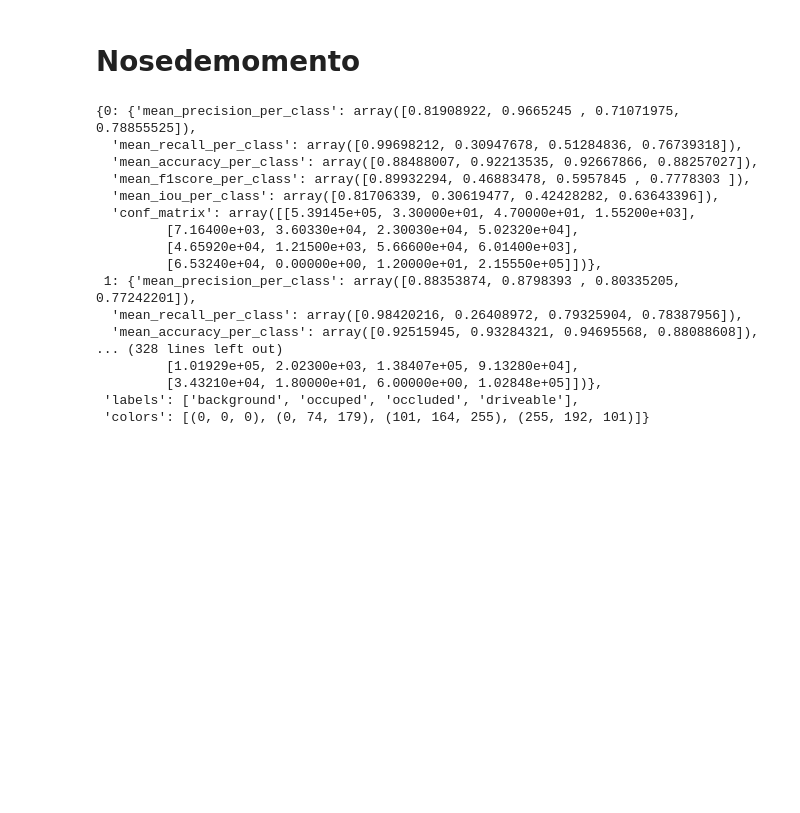
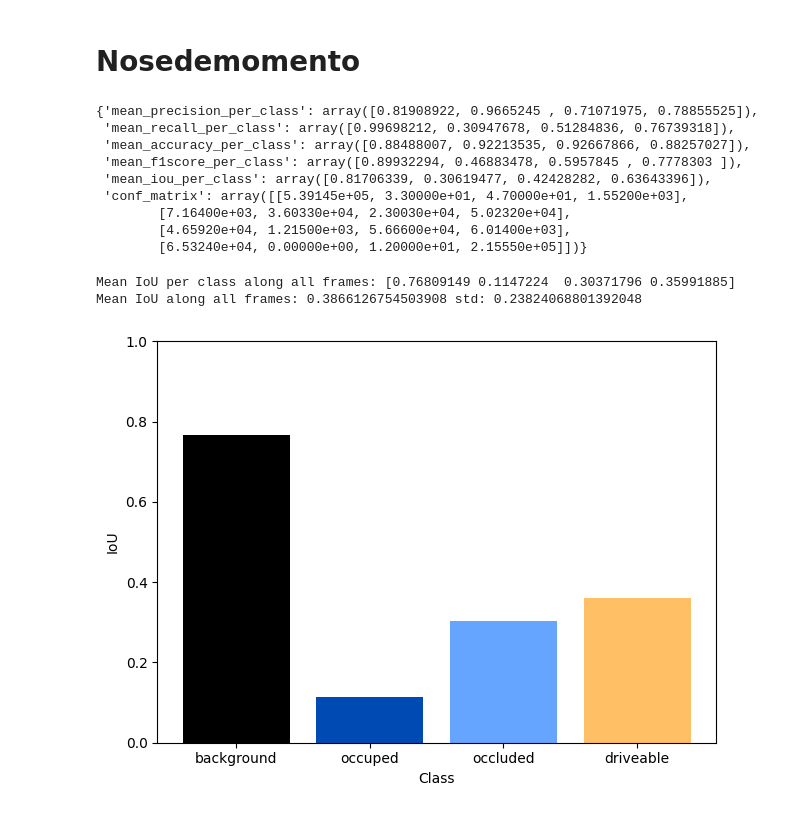
Before and after one commit to alanglk/BEV2Seg_2, a Jupyter notebook: notebooks/evaluate_masks.ipynb, the cells around one changed output. Drawn from its saved outputs; the diff is of its cells as text; code cells hidden in the pictures; blank space fills up the shorter version.

```diff
--- a/notebooks/evaluate_masks.ipynb
+++ b/notebooks/evaluate_masks.ipynb
@@ -76,22 +235,20 @@ scene-0061              38             4
 # %% [markdown]
 # Nosedemomento
 # %%
-data['scene-0061']
+data['scene-0061'][0]
 # %% [output]
-{0: {'mean_precision_per_class': array([0.81908922, 0.9665245 , 0.71071975, 0.78855525]),
-  'mean_recall_per_class': array([0.99698212, 0.30947678, 0.51284836, 0.76739318]),
-  'mean_accuracy_per_class': array([0.88488007, 0.92213535, 0.92667866, 0.88257027]),
-  'mean_f1score_per_class': array([0.89932294, 0.46883478, 0.5957845 , 0.7778303 ]),
-  'mean_iou_per_class': array([0.81706339, 0.30619477, 0.42428282, 0.63643396]),
-  'conf_matrix': array([[5.39145e+05, 3.30000e+01, 4.70000e+01, 1.55200e+03],
-         [7.16400e+03, 3.60330e+04, 2.30030e+04, 5.02320e+04],
-         [4.65920e+04, 1.21500e+03, 5.66600e+04, 6.01400e+03],
-         [6.53240e+04, 0.00000e+00, 1.20000e+01, 2.15550e+05]])},
- 1: {'mean_precision_per_class': array([0.88353874, 0.8798393 , 0.80335205, 0.77242201]),
-  'mean_recall_per_class': array([0.98420216, 0.26408972, 0.79325904, 0.78387956]),
-  'mean_accuracy_per_class': array([0.92515945, 0.93284321, 0.94695568, 0.88088608]),
-... (328 lines left out)
-         [1.01929e+05, 2.02300e+03, 1.38407e+05, 9.13280e+04],
-         [3.43210e+04, 1.80000e+01, 6.00000e+00, 1.02848e+05]])},
- 'labels': ['background', 'occuped', 'occluded', 'driveable'],
- 'colors': [(0, 0, 0), (0, 74, 179), (101, 164, 255), (255, 192, 101)]}
+{'mean_precision_per_class': array([0.81908922, 0.9665245 , 0.71071975, 0.78855525]),
+ 'mean_recall_per_class': array([0.99698212, 0.30947678, 0.51284836, 0.76739318]),
+ 'mean_accuracy_per_class': array([0.88488007, 0.92213535, 0.92667866, 0.88257027]),
+ 'mean_f1score_per_class': array([0.89932294, 0.46883478, 0.5957845 , 0.7778303 ]),
+ 'mean_iou_per_class': array([0.81706339, 0.30619477, 0.42428282, 0.63643396]),
+ 'conf_matrix': array([[5.39145e+05, 3.30000e+01, 4.70000e+01, 1.55200e+03],
+        [7.16400e+03, 3.60330e+04, 2.30030e+04, 5.02320e+04],
+        [4.65920e+04, 1.21500e+03, 5.66600e+04, 6.01400e+03],
+        [6.53240e+04, 0.00000e+00, 1.20000e+01, 2.15550e+05]])}
+# %%
+show_mean_iou_per_class_through_all_frames(data, 'scene-0061', show_conf_matrix=False, show_iou_figure=True)
+# %% [output]
+Mean IoU per class along all frames: [0.76809149 0.1147224  0.30371796 0.35991885]
+Mean IoU along all frames: 0.3866126754503908 std: 0.23824068801392048
+[figure, added]
```
Also changed, not shown: parts of 4 cells of this notebook.
